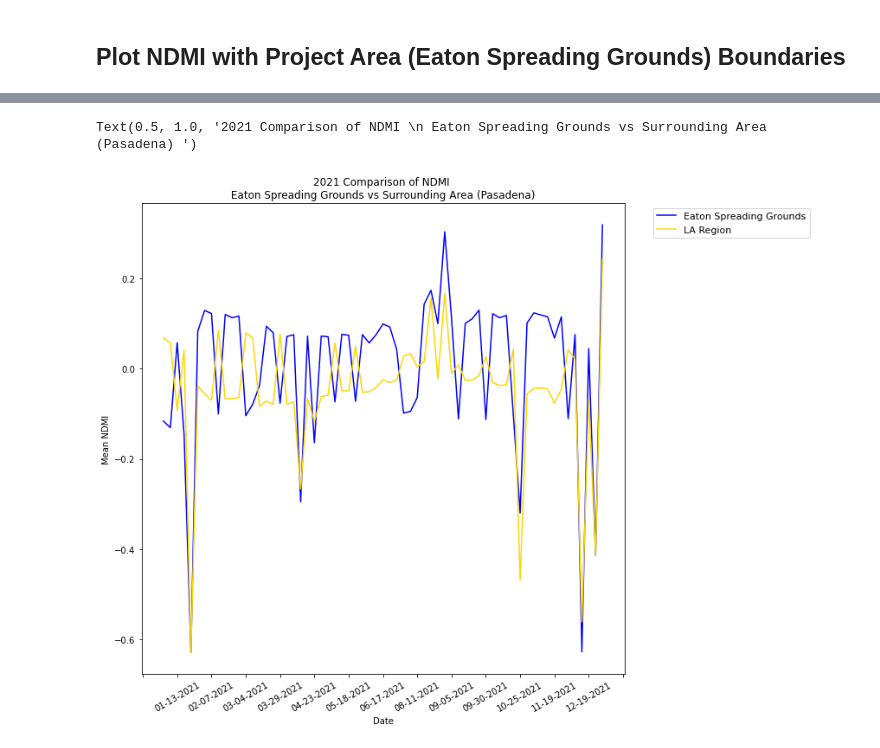
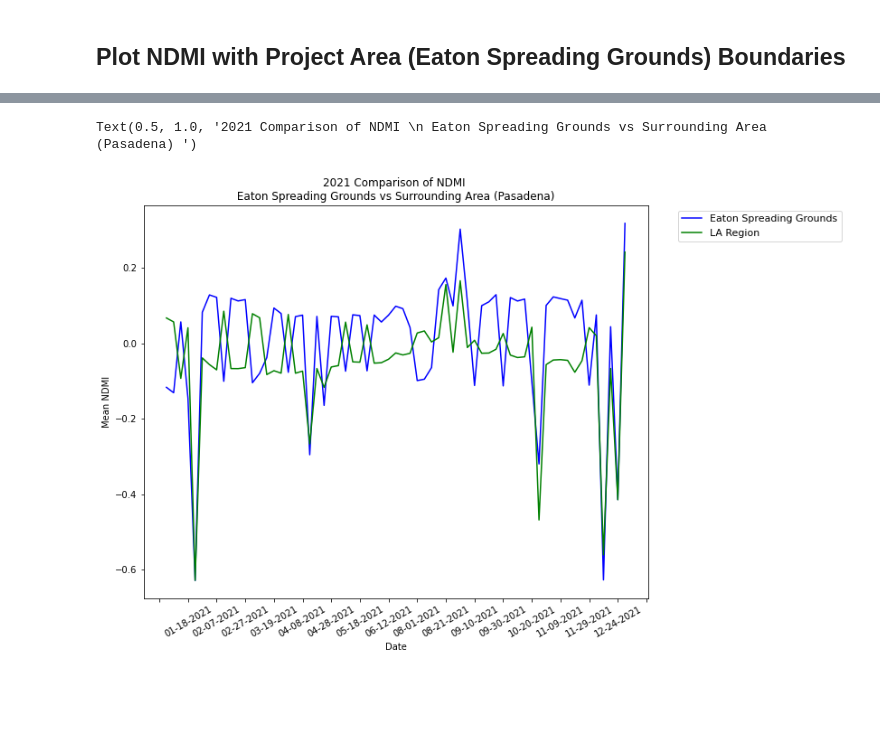
Before and after one commit to jensenwid/ea-capstone-2022, a Jupyter notebook: ea-capstone-workbook-2022.ipynb, the cells around one changed output, grey strips where cells are left out. Cells and saved outputs as stored; diff of their text form; code cells hidden in the pictures; blank space fills up the shorter version.

```diff
--- a/ea-capstone-workbook-2022.ipynb
+++ b/ea-capstone-workbook-2022.ipynb
@@ -550,28 +569,28 @@ Text(0.5, 0.98, 'NDMI Array Comparisons')
 # %%
-fig, ax = plt.subplots(figsize=(10,10))
+fig, ax = plt.subplots(figsize=(10,8))
 
 ax.plot(eaton_mean_ndmi_df.index,
                   eaton_mean_ndmi_df["mean"],
         label="Eaton Spreading Grounds",
                   color="blue")
 
 ax.plot(la_mean_ndmi_df.index,
                   la_mean_ndmi_df["mean"],
         label="LA Region",
-                  color="gold")
+                  color="green")
 
 ax.legend(bbox_to_anchor=(1.05, 1), loc='upper left',
           prop={'size': 11})
 
 ax.set(xlabel = "Date",
        ylabel = "Mean NDMI")
 
 plt.setp(ax.get_xticklabels(), rotation = 30)
 
-ax.xaxis.set_major_locator(mdates.DayLocator(interval=5))
+ax.xaxis.set_major_locator(mdates.DayLocator(interval=4))
 
 
 plt.title("2021 Comparison of NDMI \n Eaton Spreading Grounds vs Surrounding Area (Pasadena) ")
 # %% [output]
 Text(0.5, 1.0, '2021 Comparison of NDMI \n Eaton Spreading Grounds vs Surrounding Area (Pasadena) ')
-[figure, old version]
+[figure, new version]
```
Also changed, not shown: parts of 8 cells of this notebook.
